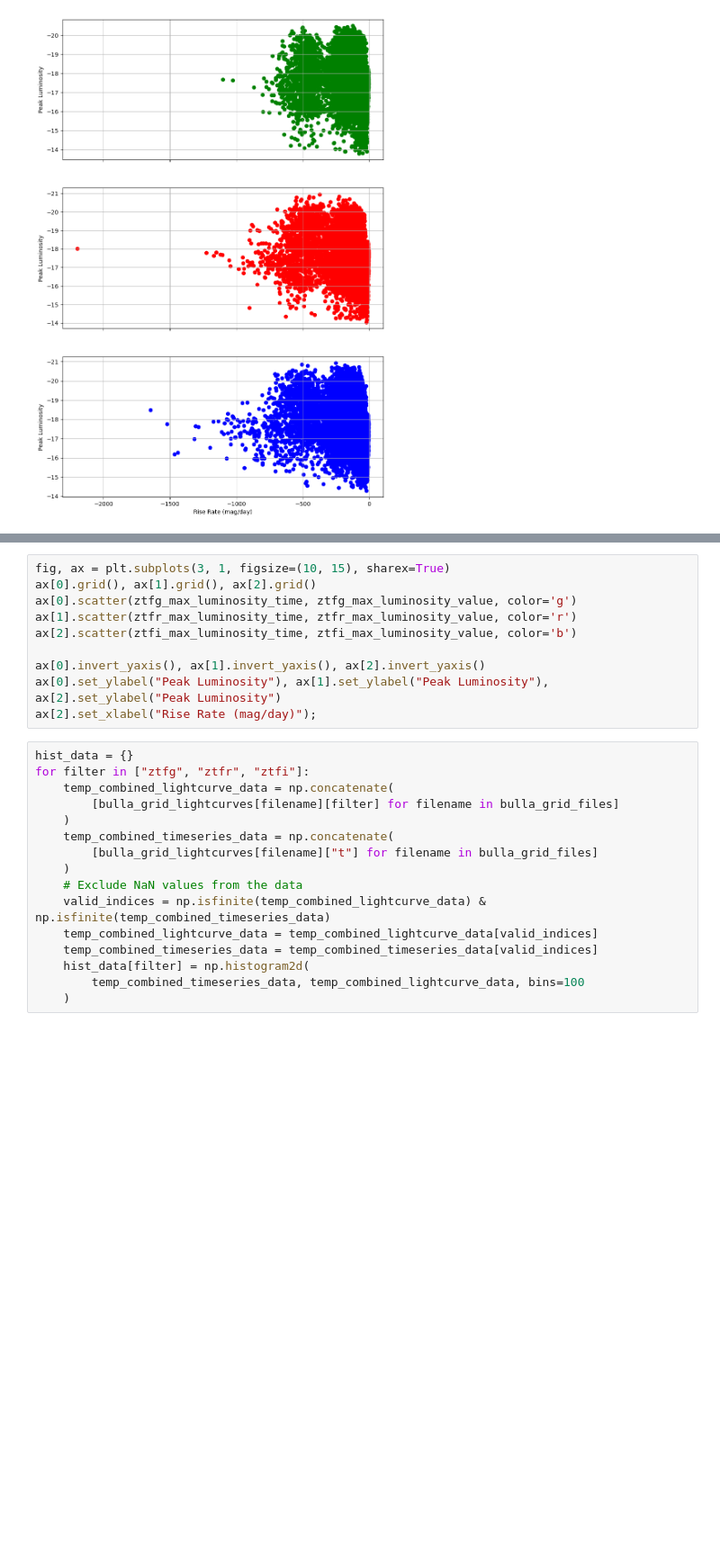
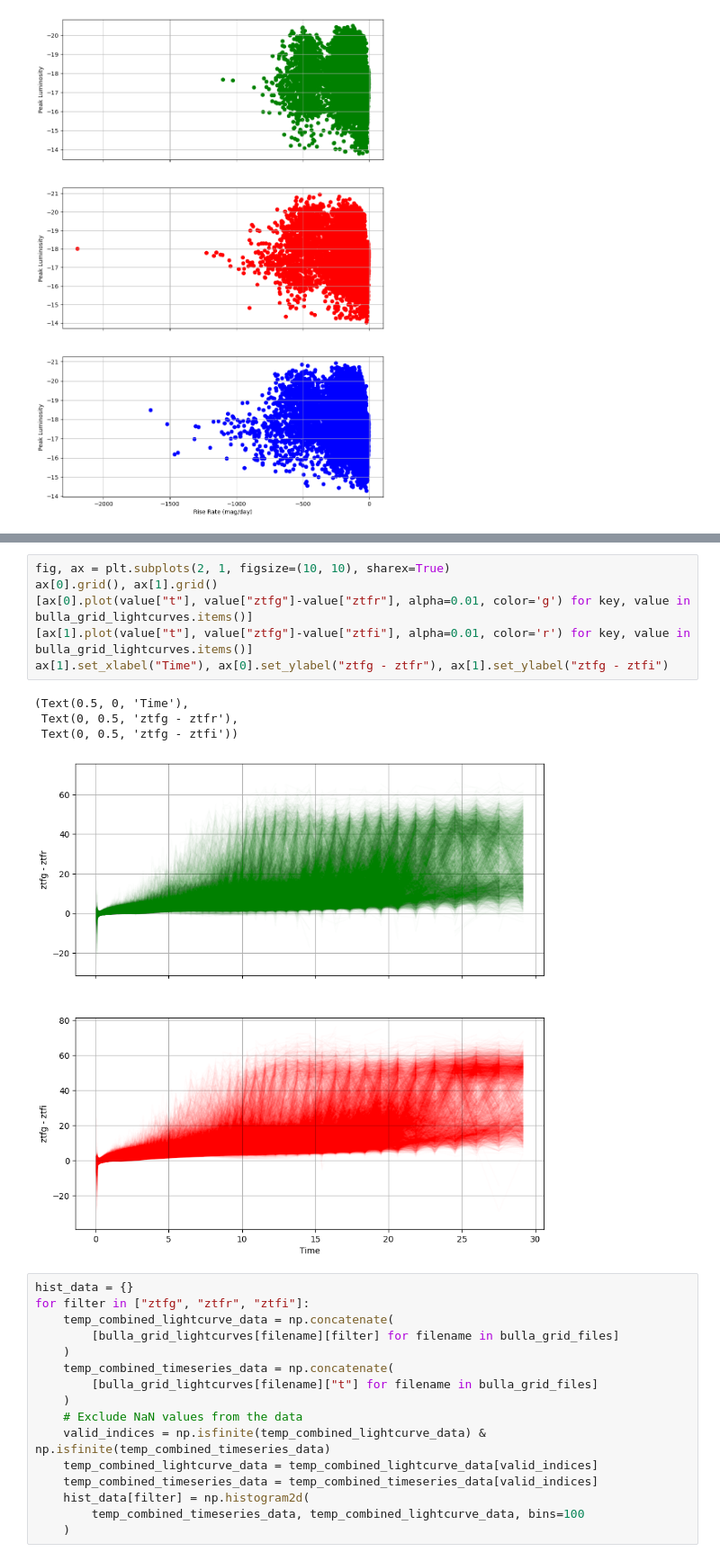
Before and after one commit to tylerbarna/kn-imposters, a Jupyter notebook: gridLightcurves.ipynb, the cells around one changed output, grey strips where cells are left out. Shown at 90% size. Saved outputs shown, nothing was run; the diff lists cells and outputs as text; blank space fills up the shorter version.

```diff
--- a/gridLightcurves.ipynb
+++ b/gridLightcurves.ipynb
@@ -276,13 +275,14 @@ ax[2].set_xlabel("Fade Rate (mag/day)");
-# %%
-fig, ax = plt.subplots(3, 1, figsize=(10, 15), sharex=True)
-ax[0].grid(), ax[1].grid(), ax[2].grid()
-ax[0].scatter(ztfg_max_luminosity_time, ztfg_max_luminosity_value, color='g')
-ax[1].scatter(ztfr_max_luminosity_time, ztfr_max_luminosity_value, color='r')
-ax[2].scatter(ztfi_max_luminosity_time, ztfi_max_luminosity_value, color='b')
-
-ax[0].invert_yaxis(), ax[1].invert_yaxis(), ax[2].invert_yaxis()
-ax[0].set_ylabel("Peak Luminosity"), ax[1].set_ylabel("Peak Luminosity"), ax[2].set_ylabel("Peak Luminosity")
-ax[2].set_xlabel("Rise Rate (mag/day)");
+# %%
+fig, ax = plt.subplots(2, 1, figsize=(10, 10), sharex=True)
+ax[0].grid(), ax[1].grid()
+[ax[0].plot(value["t"], value["ztfg"]-value["ztfr"], alpha=0.01, color='g') for key, value in bulla_grid_lightcurves.items()]
+[ax[1].plot(value["t"], value["ztfg"]-value["ztfi"], alpha=0.01, color='r') for key, value in bulla_grid_lightcurves.items()]
+ax[1].set_xlabel("Time"), ax[0].set_ylabel("ztfg - ztfr"), ax[1].set_ylabel("ztfg - ztfi")
+# %% [output]
+(Text(0.5, 0, 'Time'),
+ Text(0, 0.5, 'ztfg - ztfr'),
+ Text(0, 0.5, 'ztfg - ztfi'))
+[figure, added]
 # %%
 hist_data = {}
 for filter in ["ztfg", "ztfr", "ztfi"]:
```
Also changed, not shown: parts of 9 cells of this notebook, 1 other file.
